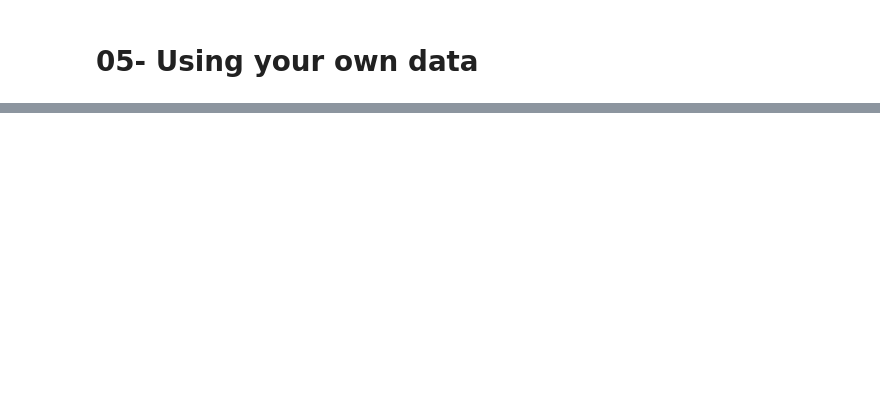
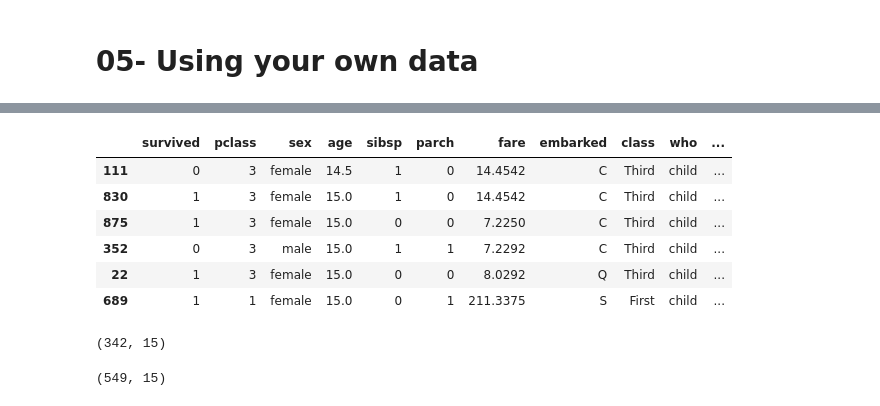
Before and after one commit to shahahmad-dev/Pandas_Basic_Operation, a Jupyter notebook: 01_pandas_basic.ipynb, the cells around one changed output, grey strips where cells are left out. Drawn from its saved outputs; the diff is of its cells as text; code cells hidden in the pictures; blank space fills up the shorter version.

```diff
--- a/01_pandas_basic.ipynb
+++ b/01_pandas_basic.ipynb
@@ -214,0 +235,18 @@ df
+# %%
+df[(df.who=='child') & (df.age>14)]
+# %% [output]
+|  | survived | pclass | sex | age | sibsp | parch | fare | embarked | class | who | ... |
+| 111 | 0 | 3 | female | 14.5 | 1 | 0 | 14.4542 | C | Third | child | ... |
+| 830 | 1 | 3 | female | 15.0 | 1 | 0 | 14.4542 | C | Third | child | ... |
+| 875 | 1 | 3 | female | 15.0 | 0 | 0 | 7.2250 | C | Third | child | ... |
+| 352 | 0 | 3 | male | 15.0 | 1 | 1 | 7.2292 | C | Third | child | ... |
+| 22 | 1 | 3 | female | 15.0 | 0 | 0 | 8.0292 | Q | Third | child | ... |
+| 689 | 1 | 1 | female | 15.0 | 0 | 1 | 211.3375 | S | First | child | ... |
+# %%
+df[(df.alive=='yes')].shape
+# %% [output]
+(342, 15)
+# %%
+df[(df.alive=='no')].shape
+# %% [output]
+(549, 15)
```
Also changed, not shown: parts of 61 cells of this notebook.
